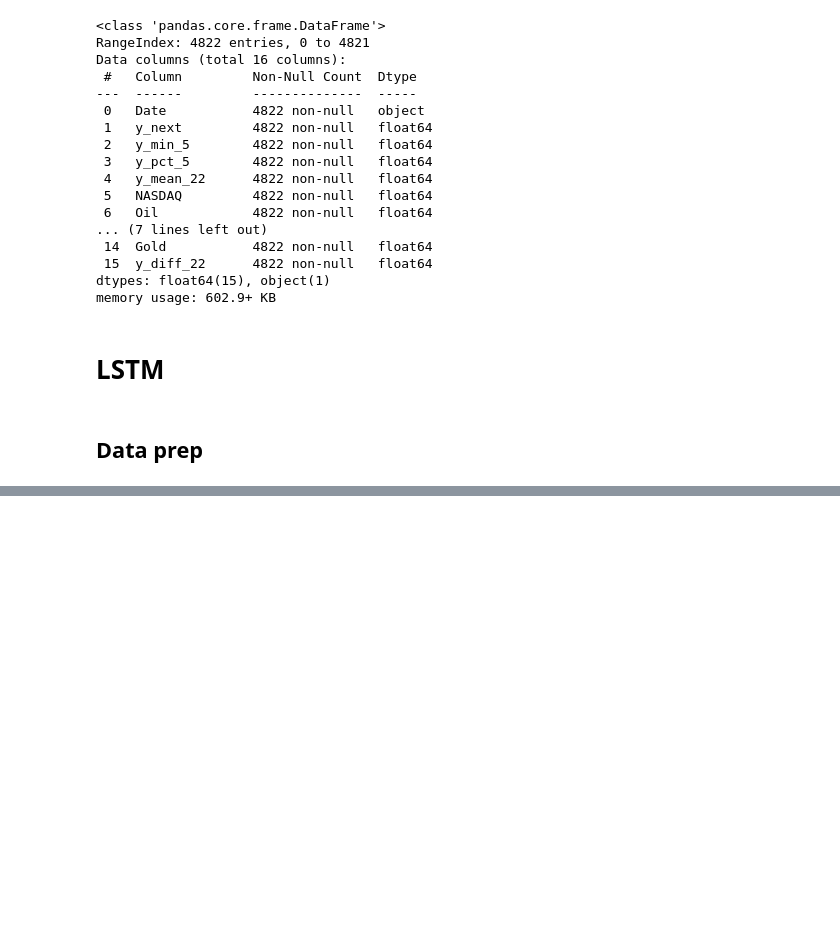
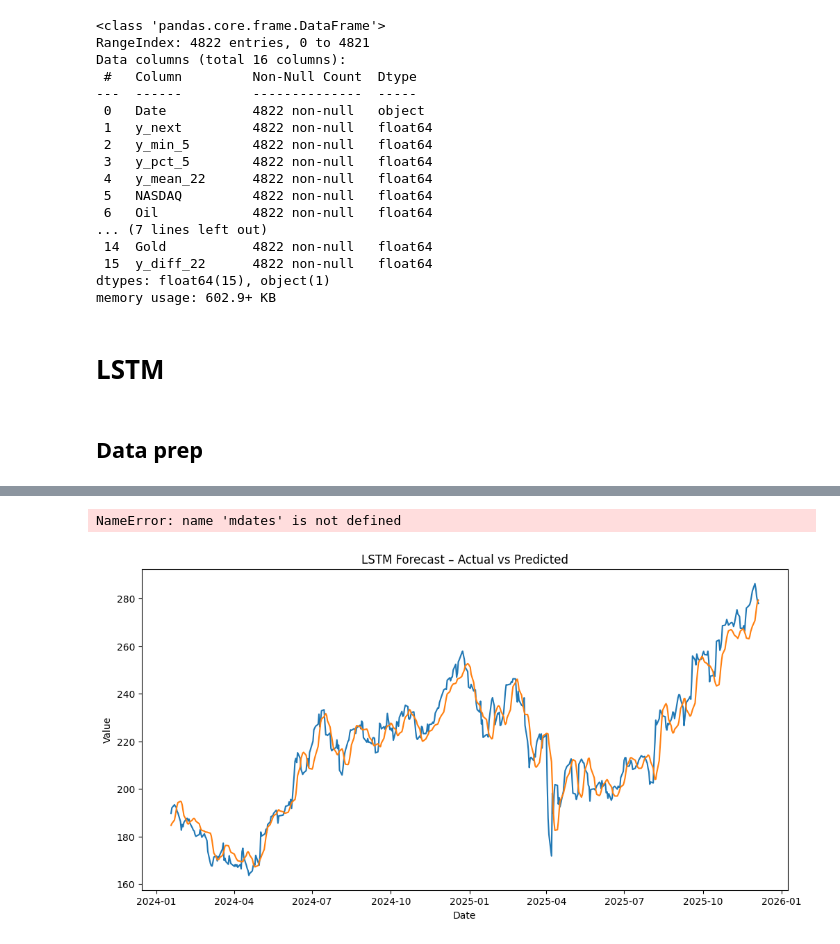
Before and after one commit to GuyRayOv/Stocks, a Jupyter notebook: notebooks/stocks_parallel_lstm_cnn.ipynb, the cells around one changed output, grey strips where cells are left out. Saved outputs shown, nothing was run; the diff lists cells and outputs as text; code cells hidden in the pictures; blank space fills up the shorter version.

```diff
--- a/notebooks/stocks_parallel_lstm_cnn.ipynb
+++ b/notebooks/stocks_parallel_lstm_cnn.ipynb
@@ -117,8 +119,12 @@ y = np.array(y, dtype=np.float32)
 X = np.reshape(X, (X.shape[0], X.shape[1], X.shape[2])) # Reshape X for LSTM input
 # %%
 split = int(0.9 * len(X))
+
 X_train, X_test = X[:split], X[split:]
 y_train, y_test = y[:split], y[split:]
+
+dates_test = df.loc[split: , 'Date'].values
+dates_test = pd.to_datetime(dates_test)
 # %%
 from tensorflow.keras.models import Sequential
 from tensorflow.keras.layers import LSTM, Dense
@@ -127,9 +133,12 @@ model = Sequential([
     LSTM(50, return_sequences=True, input_shape=(X.shape[1],X.shape[2])),
     LSTM(10),
     Dense(1)
-])
-model.compile(optimizer='adam', loss='mse')
+]).compile(optimizer='adam', loss='mse')
+
+#model.compile(optimizer='adam', loss='mse')
 
 history = model.fit(X_train, y_train, epochs=20, batch_size=32, verbose=1)
+
+pred = model.predict(X_test)
 # %% [output]
 Epoch 1/20
@@ -164,0 +177,38 @@ plt.show()
+# %%
+# Calculate min and max for 'y_next' from the original unscaled data (df_orig)
+# This allows us to manually inverse transform the single predicted value.
+min_y_next_orig = df_orig['y_next_orig'].min()
+max_y_next_orig = df_orig['y_next_orig'].max()
+
+# Inverse transform the scaled prediction using the min-max formula
+unscaled_prediction = pred * (max_y_next_orig - min_y_next_orig) + min_y_next_orig
+unscaled_y_test = y_test * (max_y_next_orig - min_y_next_orig) + min_y_next_orig
+# %%
+plt.figure(figsize=(12,6))
+
+# Ensure all arrays have the same length for plotting
+# Truncate dates_test and unscaled_y_test to match unscaled_prediction's length
+N = len(y_test)
+dates_test_trimmed = dates_test[-N:]
+unscaled_y_test_trimmed = unscaled_y_test[-N:]
+
+plt.plot(dates_test_trimmed, unscaled_y_test, label="Actual")
+plt.plot(dates_test_trimmed, unscaled_prediction, label="Predicted")
+
+plt.title("LSTM Forecast – Actual vs Predicted")
+plt.xlabel("Date")
+plt.ylabel("Value")
+
+# MONTHLY ticks
+ax = plt.gca()
+ax.xaxis.set_major_locator(mdates.MonthLocator())
+ax.xaxis.set_major_formatter(mdates.DateFormatter('%Y-%m'))
+
+plt.xticks(rotation=45)
+plt.tight_layout()
+
+plt.legend()
+plt.show()
+# %% [output]
+NameError: name 'mdates' is not defined
+[figure, added]
```
Also changed, not shown: parts of 5 cells of this notebook.
